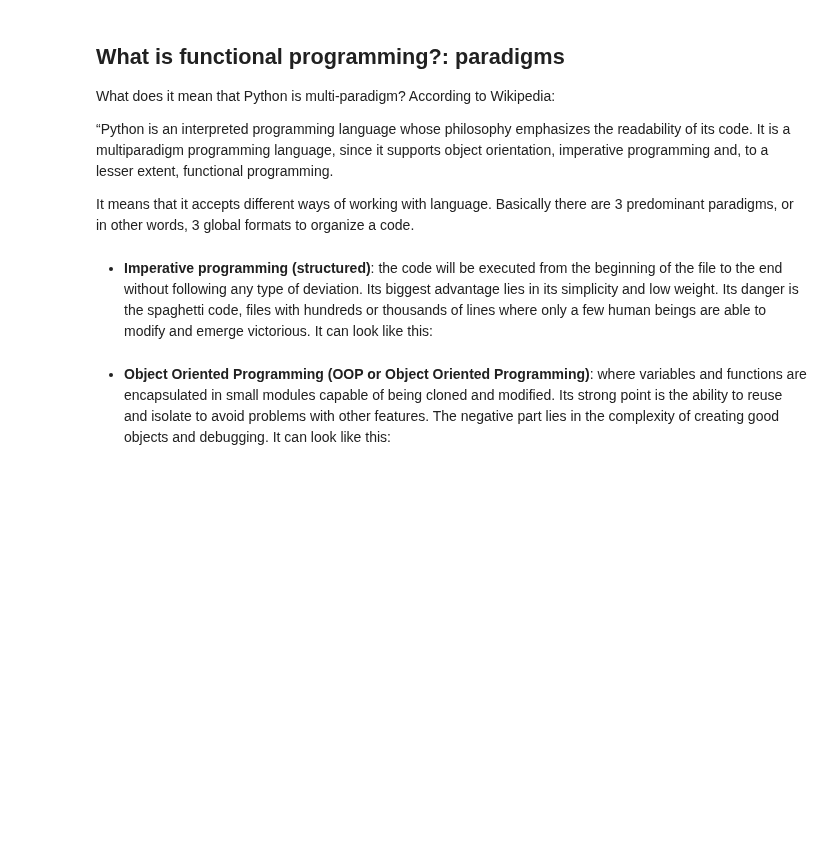
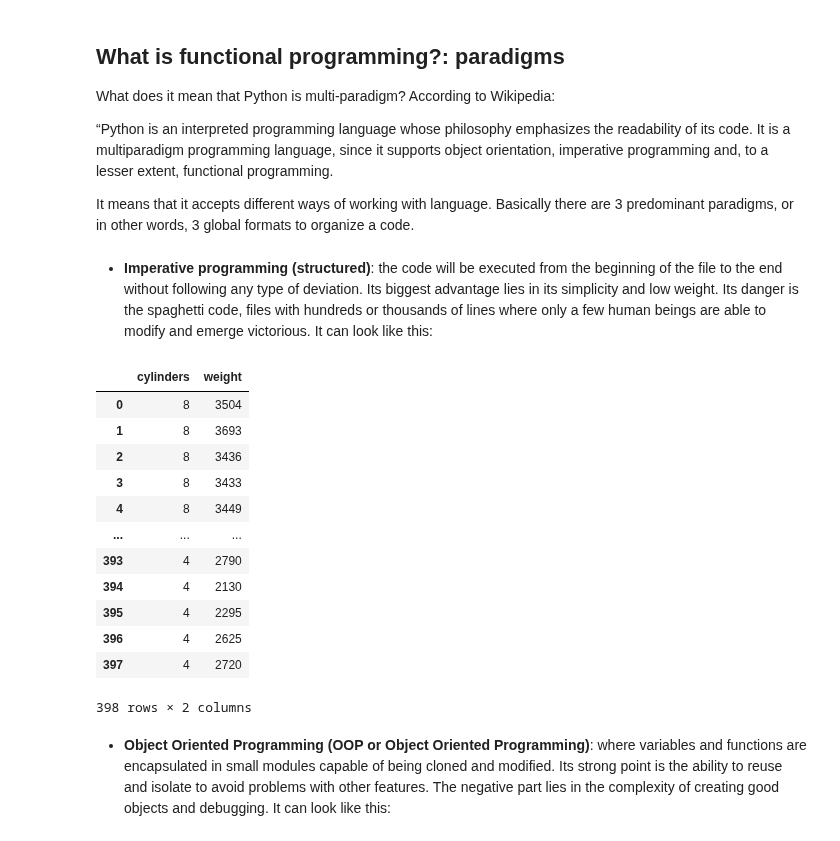
Before and after one commit to Ironhack-data-bcn-oct-2023/lectures, a Jupyter notebook: week-1/4.1- Functions.ipynb, the cells around one changed output. Saved outputs shown, nothing was run; the diff lists cells and outputs as text; code cells hidden in the pictures; blank space fills up the shorter version.

```diff
--- a/week-1/4.1- Functions.ipynb
+++ b/week-1/4.1- Functions.ipynb
@@ -217,5 +263,36 @@ According to Wikipedia:
 It means that it accepts different ways of working with language. Basically there are 3 predominant paradigms, or in other words, 3 global formats to organize a code.
 # %% [markdown]
 - **Imperative programming (structured)**: the code will be executed from the beginning of the file to the end without following any type of deviation. Its biggest advantage lies in its simplicity and low weight. Its danger is the spaghetti code, files with hundreds or thousands of lines where only a few human beings are able to modify and emerge victorious. It can look like this:
+# %%
+# do this
+# do this now
+# do this later
+# do that
+# ...
+# top -> bottom
+# imperative programming
+
+
+import pandas as pd
+df = pd.read_csv("../datasets/auto-mpg.csv")
+df.head()
+df.drop(columns=["mpg"])
+df[["cylinders","weight"]]
+
+# Pandas is managing tables: csv
+# %% [output]
+|  | cylinders | weight |
+| 0 | 8 | 3504 |
+| 1 | 8 | 3693 |
+| 2 | 8 | 3436 |
+| 3 | 8 | 3433 |
+| 4 | 8 | 3449 |
+| ... | ... | ... |
+| 393 | 4 | 2790 |
+| 394 | 4 | 2130 |
+| 395 | 4 | 2295 |
+| 396 | 4 | 2625 |
+| 397 | 4 | 2720 |
+398 rows × 2 columns
 # %% [markdown]
 - **Object Oriented Programming (OOP or Object Oriented Programming)**: where variables and functions are encapsulated in small modules capable of being cloned and modified. Its strong point is the ability to reuse and isolate to avoid problems with other features. The negative part lies in the complexity of creating good objects and debugging. It can look like this:
```
Also changed, not shown: parts of 83 cells of this notebook.
